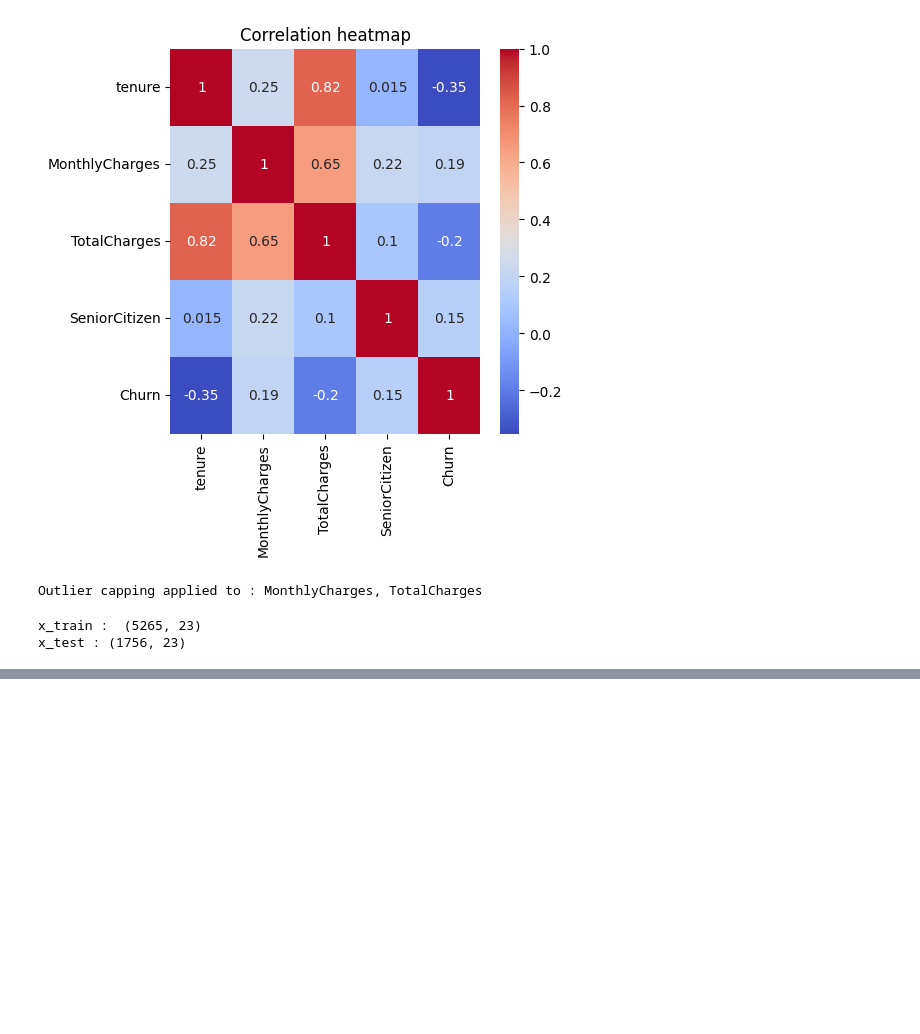
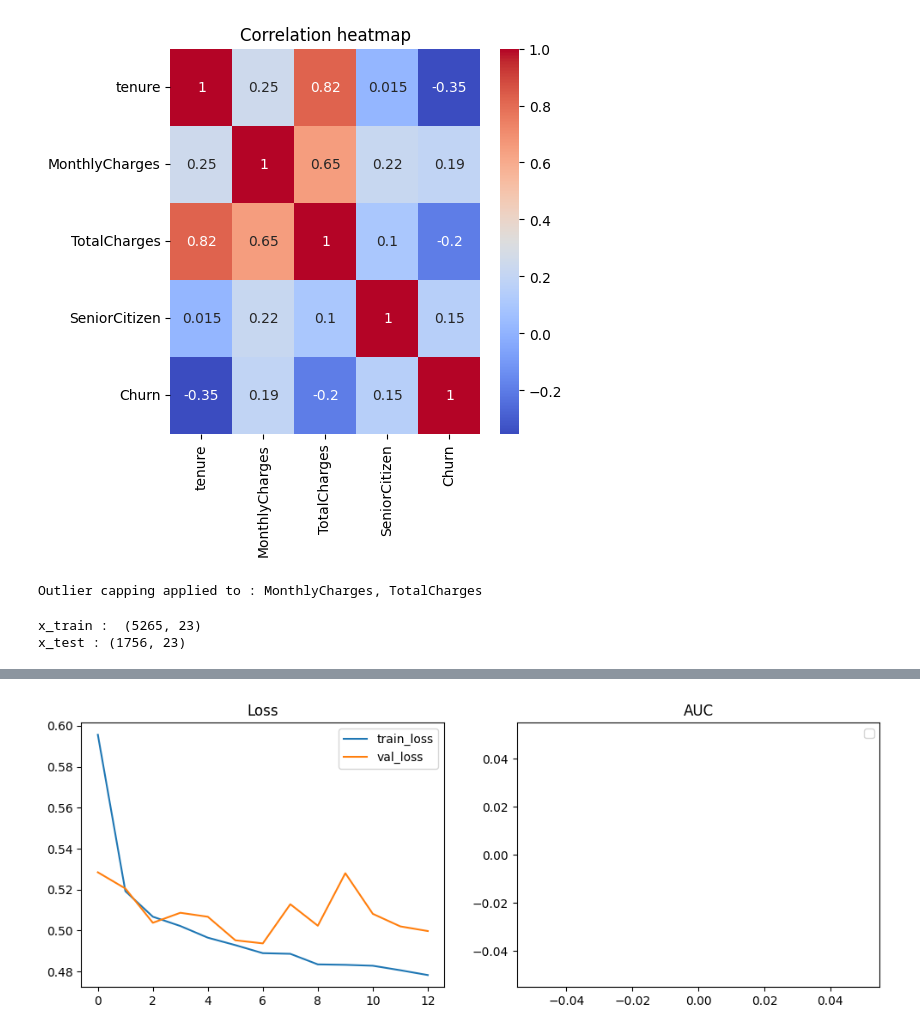
Before and after one commit to Naduli48/Telco_customer_churn_prediction, a Jupyter notebook: Telco_customer_churn_prediction.ipynb, the cells around one changed output, grey strips where cells are left out. Drawn from its saved outputs; the diff is of its cells as text; code cells hidden in the pictures; blank space fills up the shorter version.

```diff
--- a/Telco_customer_churn_prediction.ipynb
+++ b/Telco_customer_churn_prediction.ipynb
@@ -323,0 +339,18 @@ weighted avg       0.78      0.79      0.78      1756
+# %%
+#Instantiate model
+nn= build_nn(input_dim=input_dim, neurons=64, dropout_rate=0.2, lr =0.001)
+# %%
+#Early stopping callback
+es = tf.keras.callbacks.EarlyStopping(monitor = 'val_loss',patience=6,restore_best_weights=True)
+# %%
+from gc import callbacks
+#Fit model
+history = nn.fit(
+    x_train, y_train,
+    validation_split = 0.15,
+    epochs=80,
+    batch_size=64,
+    class_weight=class_weight_dict,
+    callbacks=[es],
+    verbose=2
+)
@@ -323,0 +393,16 @@ weighted avg       0.78      0.79      0.78      1756
+# %%
+#Plot training history (loss and AUC)
+plt.figure(figsize=(12,4))
+plt.subplot(1,2,1)
+plt.plot(history.history['loss'],label = 'train_loss')
+plt.plot(history.history['val_loss'],label = 'val_loss')
+plt.title('Loss')
+plt.legend()
+plt.subplot(1,2,2)
+plt.plot(history.history.get('auc',[]),label = 'train_auc' if 'auc' in history.history else '')
+plt.plot(history.history.get('val_auc',[]),label = 'val_auc' if 'val_auc' in history.history else '')
+plt.title('AUC')
+plt.legend()
+plt.show()
+# %% [output]
+[figure, added]
```
Also changed, not shown: parts of 12 cells of this notebook.
